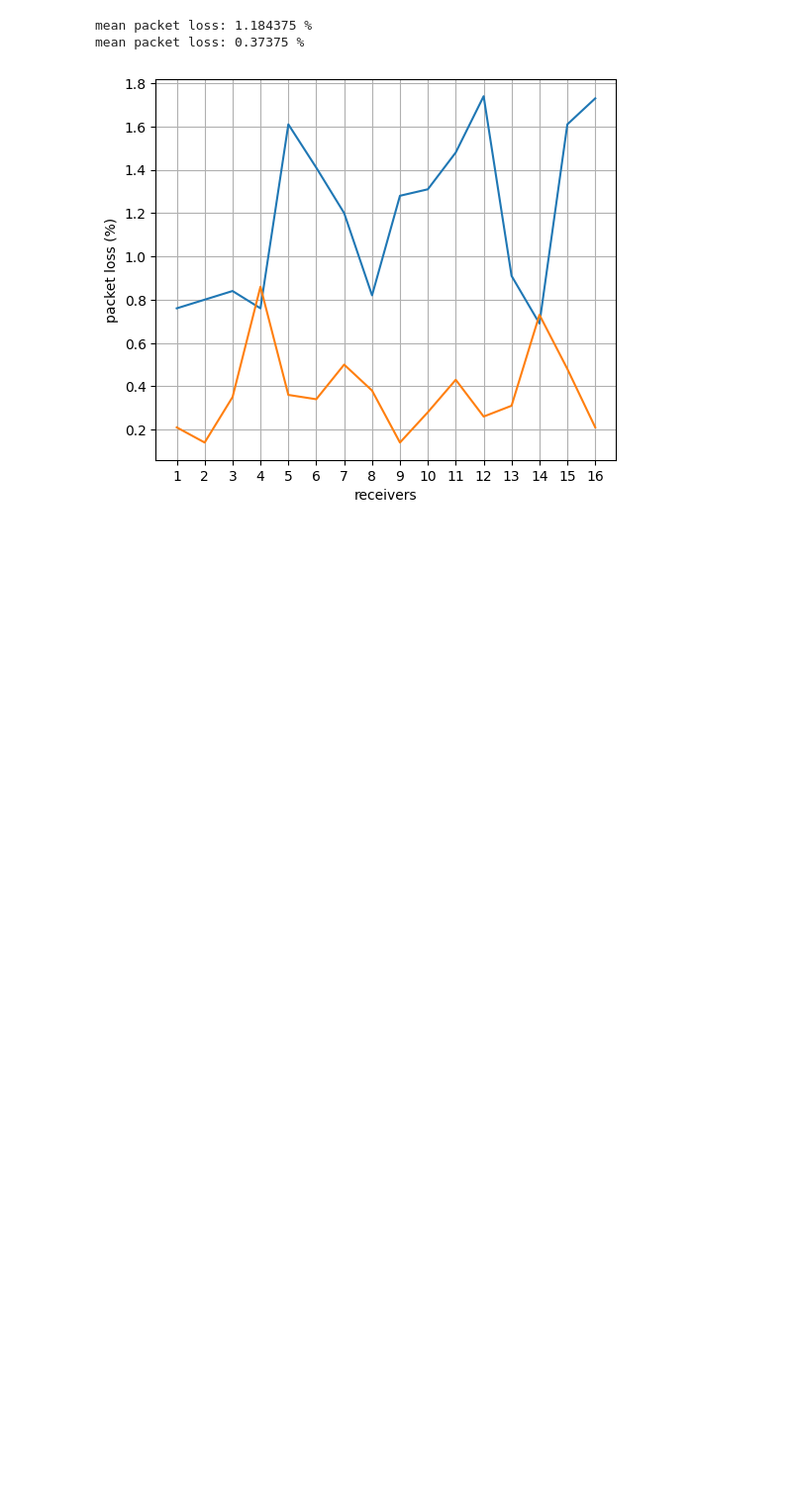
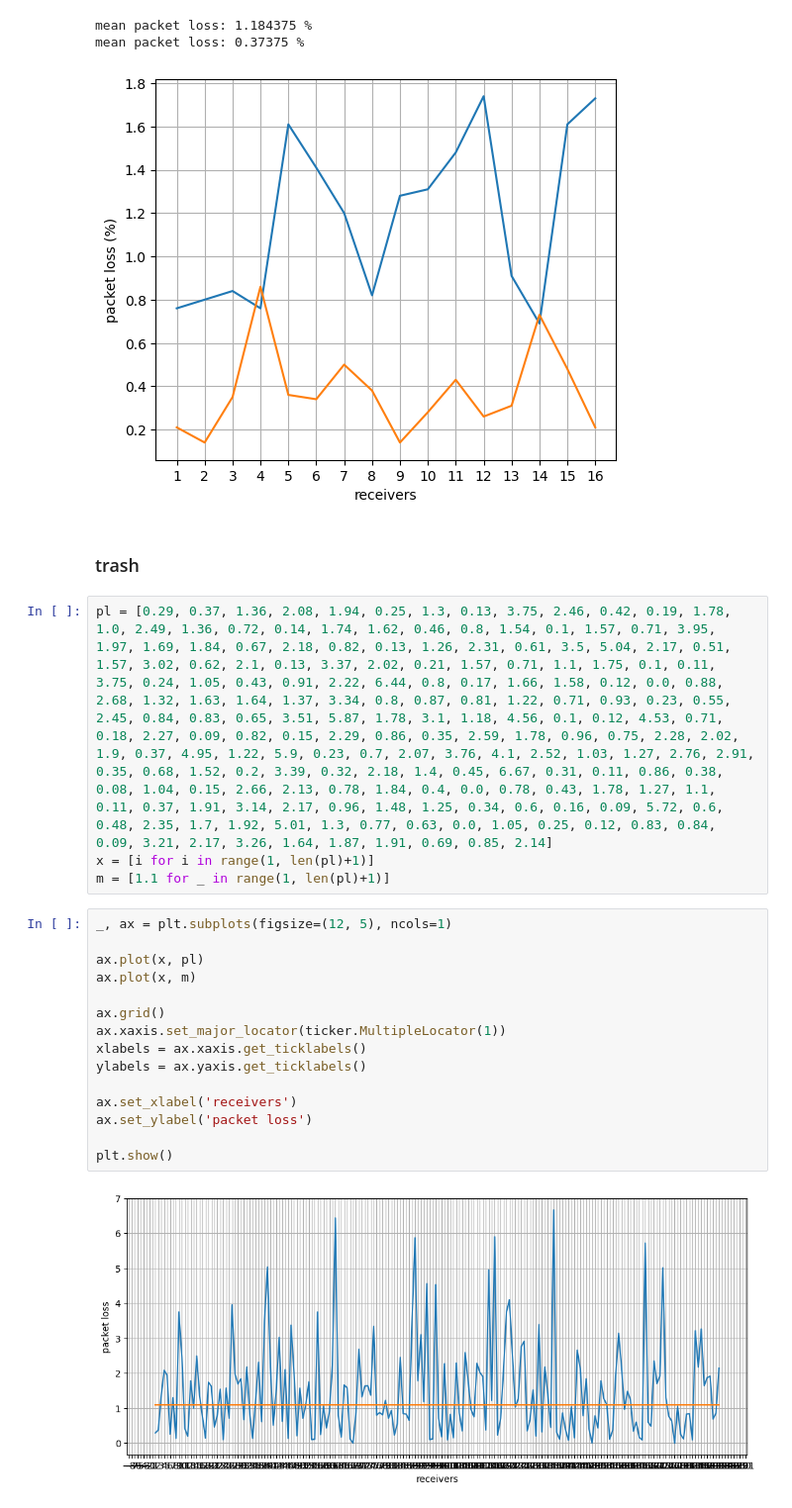
Before and after one commit to Krynegal/SDN_modeling_system, a Jupyter notebook: parser/datParser.ipynb, the cells around one changed output. Shown at 99% size. Drawn from its saved outputs; the diff is of its cells as text; blank space fills up the shorter version.

```diff
--- a/parser/datParser.ipynb
+++ b/parser/datParser.ipynb
@@ -1302,3 +1302,26 @@ plt.show()
 mean packet loss: 1.184375 %
 mean packet loss: 0.37375 %
 [figure]
+# %% [markdown]
+### trash
+# %%
+pl = [0.29, 0.37, 1.36, 2.08, 1.94, 0.25, 1.3, 0.13, 3.75, 2.46, 0.42, 0.19, 1.78, 1.0, 2.49, 1.36, 0.72, 0.14, 1.74, 1.62, 0.46, 0.8, 1.54, 0.1, 1.57, 0.71, 3.95, 1.97, 1.69, 1.84, 0.67, 2.18, 0.82, 0.13, 1.26, 2.31, 0.61, 3.5, 5.04, 2.17, 0.51, 1.57, 3.02, 0.62, 2.1, 0.13, 3.37, 2.02, 0.21, 1.57, 0.71, 1.1, 1.75, 0.1, 0.11, 3.75, 0.24, 1.05, 0.43, 0.91, 2.22, 6.44, 0.8, 0.17, 1.66, 1.58, 0.12, 0.0, 0.88, 2.68, 1.32, 1.63, 1.64, 1.37, 3.34, 0.8, 0.87, 0.81, 1.22, 0.71, 0.93, 0.23, 0.55, 2.45, 0.84, 0.83, 0.65, 3.51, 5.87, 1.78, 3.1, 1.18, 4.56, 0.1, 0.12, 4.53, 0.71, 0.18, 2.27, 0.09, 0.82, 0.15, 2.29, 0.86, 0.35, 2.59, 1.78, 0.96, 0.75, 2.28, 2.02, 1.9, 0.37, 4.95, 1.22, 5.9, 0.23, 0.7, 2.07, 3.76, 4.1, 2.52, 1.03, 1.27, 2.76, 2.91, 0.35, 0.68, 1.52, 0.2, 3.39, 0.32, 2.18, 1.4, 0.45, 6.67, 0.31, 0.11, 0.86, 0.38, 0.08, 1.04, 0.15, 2.66, 2.13, 0.78, 1.84, 0.4, 0.0, 0.78, 0.43, 1.78, 1.27, 1.1, 0.11, 0.37, 1.91, 3.14, 2.17, 0.96, 1.48, 1.25, 0.34, 0.6, 0.16, 0.09, 5.72, 0.6, 0.48, 2.35, 1.7, 1.92, 5.01, 1.3, 0.77, 0.63, 0.0, 1.05, 0.25, 0.12, 0.83, 0.84, 0.09, 3.21, 2.17, 3.26, 1.64, 1.87, 1.91, 0.69, 0.85, 2.14]
+x = [i for i in range(1, len(pl)+1)]
+m = [1.1 for _ in range(1, len(pl)+1)]
+# %%
+_, ax = plt.subplots(figsize=(12, 5), ncols=1)
+
+ax.plot(x, pl)
+ax.plot(x, m)
+
+ax.grid()
+ax.xaxis.set_major_locator(ticker.MultipleLocator(1))
+xlabels = ax.xaxis.get_ticklabels()
+ylabels = ax.yaxis.get_ticklabels()
+
+ax.set_xlabel('receivers')
+ax.set_ylabel('packet loss')
+
+plt.show()
+# %% [output]
+[figure, added]
```
Also changed, not shown: parts of 2 cells of this notebook, 5 other files.
